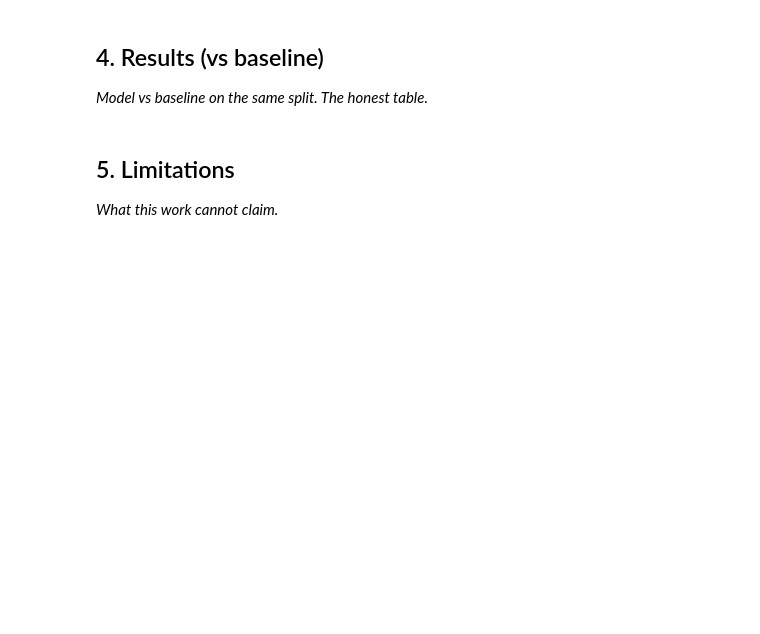
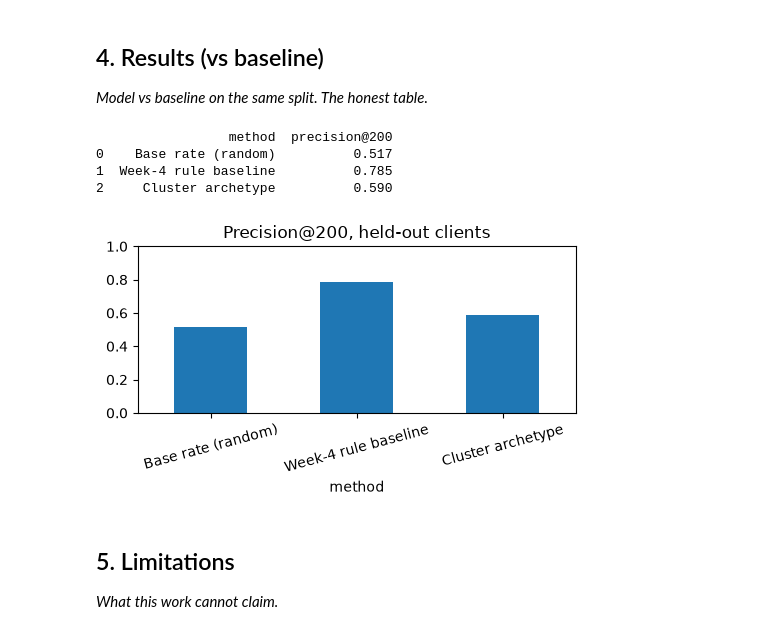
Before and after one commit to Imhs14/flyrank-ml-internship-starter-main, a Jupyter notebook: work/notebooks/capstone.ipynb, the cells around one changed output. Drawn from its saved outputs; the diff is of its cells as text; code cells hidden in the pictures; blank space fills up the shorter version.

```diff
--- a/work/notebooks/capstone.ipynb
+++ b/work/notebooks/capstone.ipynb
@@ -22,6 +125,30 @@ This skeleton is yours to fill. Work the sections **in order** — each one has
 ## 4. Results (vs baseline)
 
 *Model vs baseline on the same split. The honest table.*
+# %%
+K = 200
+risky = prof["decline_rate"].idxmax()                     # chosen from TRAIN only
+cent = km.cluster_centers_[risky]
+tc = test[test.cluster == risky].copy()
+tc["dist"] = np.linalg.norm(Xte[(test.cluster == risky).values] - cent, axis=1)
+p_cluster = tc.sort_values("dist").head(K).is_declining.mean()
+
+peer = test.groupby("position_tier")["ctr"].transform("mean")
+test["b"] = (test.impressions_90d >= 300).astype(int) * (peer - test["ctr"]).clip(lower=0)
+p_base = test.sort_values("b", ascending=False).head(K).is_declining.mean()
+p_rand = test.is_declining.mean()
+
+res = pd.DataFrame({"method": ["Base rate (random)", "Week-4 rule baseline", "Cluster archetype"],
+                    "precision@200": [p_rand, p_base, p_cluster]}).round(3)
+print(res); res.to_csv("results_table.csv", index=False)
+res.set_index("method").plot.bar(legend=False, figsize=(5, 3), rot=15); plt.ylim(0, 1)
+plt.title("Precision@200, held-out clients"); plt.tight_layout(); plt.savefig("results.png", dpi=150); plt.show()
+# %% [output]
+                 method  precision@200
+0    Base rate (random)          0.517
+1  Week-4 rule baseline          0.785
+2     Cluster archetype          0.590
+[figure, added]
 # %% [markdown]
 ## 5. Limitations
 
```
Also changed, not shown: parts of 3 cells of this notebook, 9 other files.
